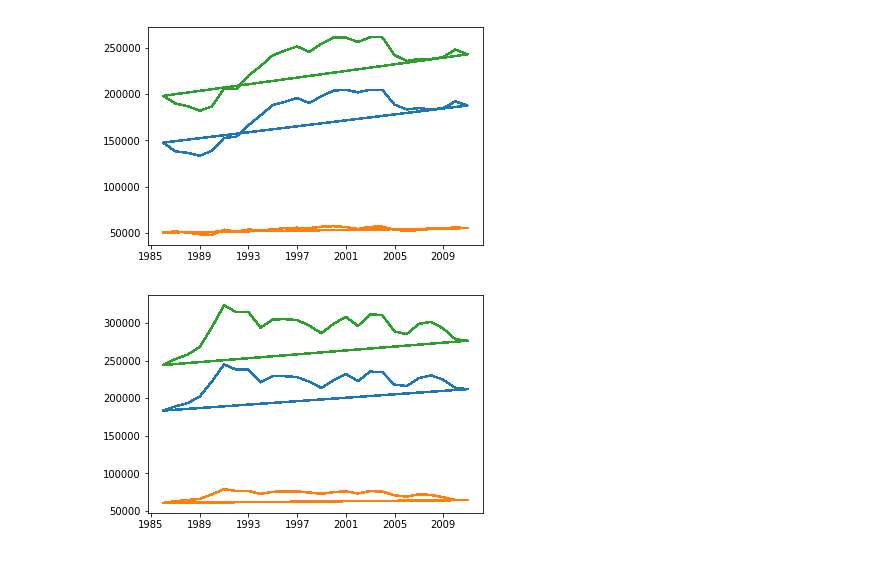
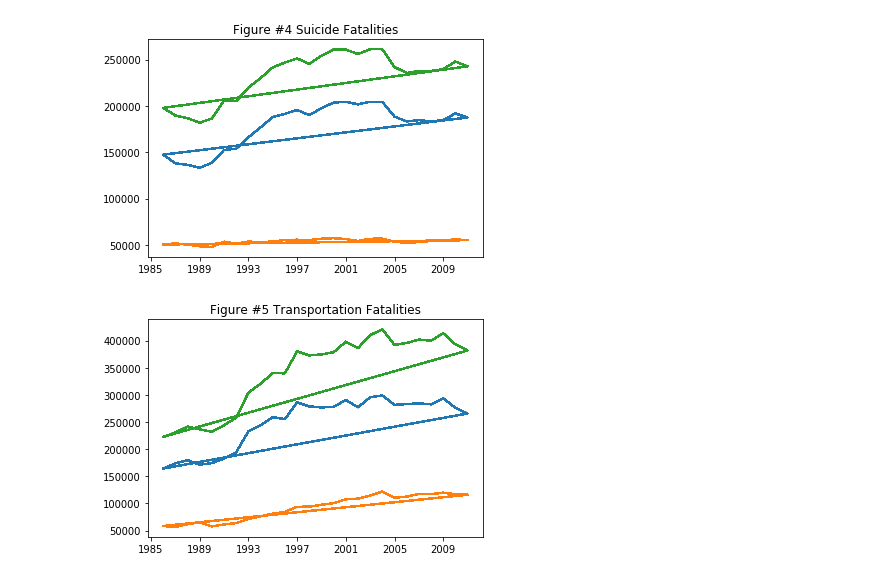
Before and after one commit to rsbtoronto/UofTTeamJTermProject, a Jupyter notebook: Final assignment WV - Sample graphs.ipynb, the cells around one changed output. Cells and saved outputs as stored; diff of their text form; code cells hidden in the pictures.

```diff
--- a/Final assignment WV - Sample graphs.ipynb
+++ b/Final assignment WV - Sample graphs.ipynb
@@ -30,0 +22,9 @@ data
+# %%
+a['Pop Male'] = data.groupby(['Year'])['Pop Male'].transform('sum')
+a['Pop Female'] = data.groupby(['Year'])['Pop Female'].transform('sum')
+a['Pop All'] = data.groupby(['Year'])['Total Pop'].transform('sum')
+plt.title("Figure #0 Transportation Fatalities")
+plt.plot(a['Pop Male'])
+plt.plot(a['Pop Female'])
+plt.plot(a['Pop All'])
+plt.show()
@@ -31,20 +67,23 @@ data
 # %%
 a['Suicide Male'] = data.groupby(['Year'])['Suicide Male'].transform('sum')
 a['Suicide Female'] = data.groupby(['Year'])['Suicide Female'].transform('sum')
 a['Suicide All'] = data.groupby(['Year'])['Suicide All'].transform('sum')
+plt.title("Figure #4 Suicide Fatalities")
 plt.plot(a['Suicide Male'])
 plt.plot(a['Suicide Female'])
 plt.plot(a['Suicide All'])
 plt.show()
 # %% [output]
-[figure, old version]
+[figure, new version]
 # %%
-a['Transportation Male'] = data.groupby(['Year'])['Transportation Male'].transform('sum')
-a['Transportation Female'] = data.groupby(['Year'])['Transportation Female'].transform('sum')
-a['Transportation All'] = data.groupby(['Year'])['Transportation All'].transform('sum')
-plt.plot(a['Transportation Male'])
-plt.plot(a['Transportation Female'])
-plt.plot(a['Transportation All'])
+a['Other Male'] = data.groupby(['Year'])['Other Male'].transform('sum')
+a['Other Female'] = data.groupby(['Year'])['Other Female'].transform('sum')
+a['Other All'] = data.groupby(['Year'])['Other All'].transform('sum')
+plt.title("Figure #5 Transportation Fatalities")
+
+plt.plot(a['Other Male'])
+plt.plot(a['Other Female'])
+plt.plot(a['Other All'])
 plt.show()
 # %% [output]
-[figure, old version]
+[figure, new version]
```
Also changed, not shown: parts of 9 cells of this notebook.
